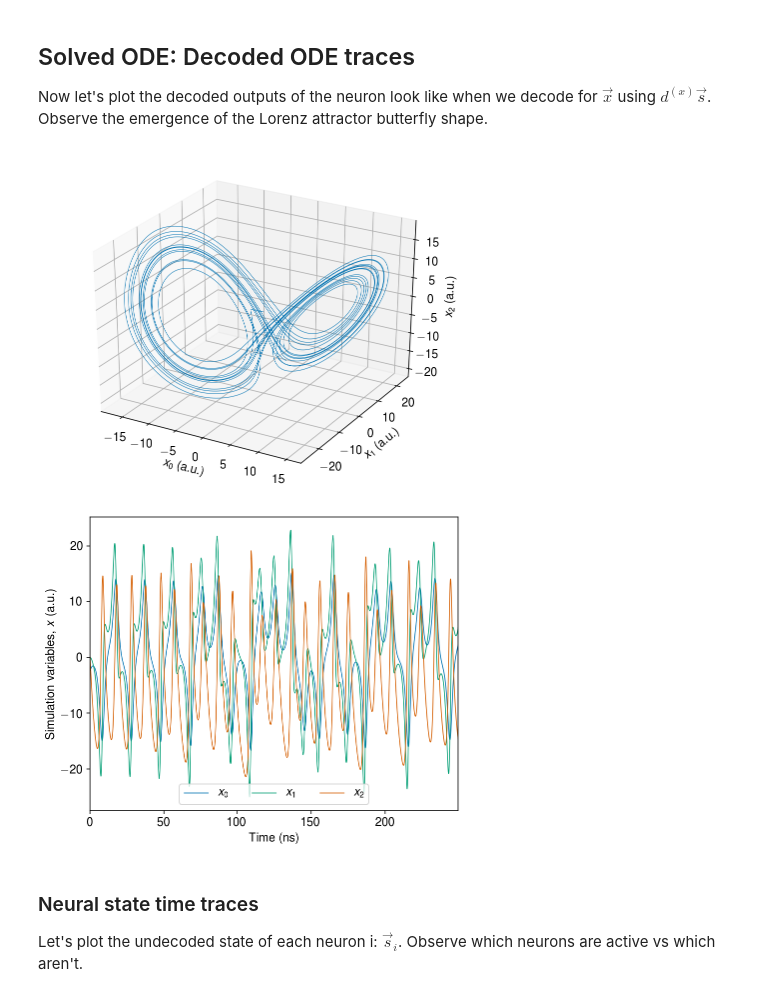
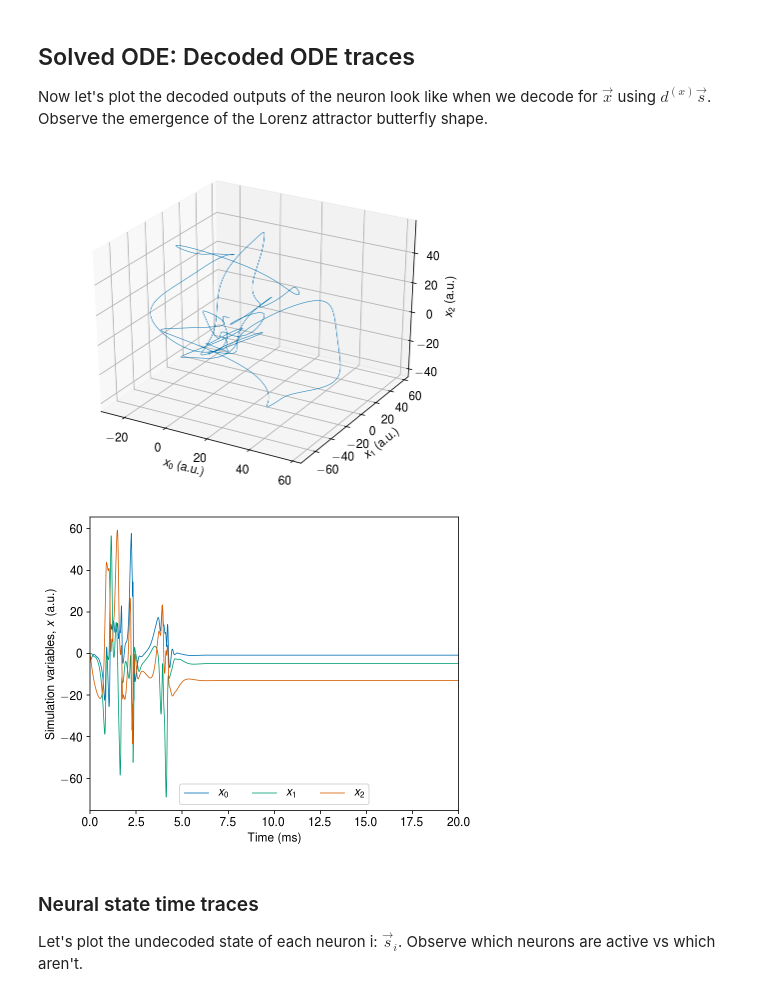
Before and after one commit to atait/nengo, a Jupyter notebook: examples/lightwave_stuff/Neuromorphic Silicon Photonics.ipynb, the cells around one changed output. Drawn from its saved outputs; the diff is of its cells as text; code cells hidden in the pictures.

```diff
--- a/examples/lightwave_stuff/Neuromorphic Silicon Photonics.ipynb
+++ b/examples/lightwave_stuff/Neuromorphic Silicon Photonics.ipynb
@@ -214,6 +214,7 @@ delayTime = .048 #0.061 # feedback delay in ps
 # The coefficient gamma/delayTime determines the stability
 # In paper, coefficient was 65 (spurious), 104 (inaccurate), 260 (looks good)
 gamma = 260 * delayTime
+tau = gamma
 
 dt = gamma / 2000 # make sure time step is less than virtual time
 dt = min(dt, tau / 100) # make sure time step is less than tau
@@ -222,7 +223,7 @@ dt = min(dt, delayTime/10) # make sure it's less than delay
 # the ODE to emulate
 # The default values for sigma, beta and rho originally used by Lorenz.
 # Cf. https://en.wikipedia.org/wiki/Lorenz_system#Analysis
-sigma = 6.5
+sigma = 10
 beta = 8.0/3
 rho = 28
 def feedback(x):
@@ -402,36 +403,36 @@ for xlabel_i in ax.get_xticklabels():
 for ylabel_i in ax.get_yticklabels():
     ylabel_i.set_fontsize(12.0)
 for zlabel_i in ax.get_zticklabels():
     zlabel_i.set_fontsize(12.0)
 
 plt.tight_layout()
 if saving:
     pp.savefig()
     pp.close()
     pp = PdfPages('lorenz_time_traces.pdf')
 fig = plt.figure(1, figsize=(6,4.8), dpi=72)
 for variable, label in zip(sim.data[variable_probe].T, ['$x_0$', '$x_1$', '$x_2$']):
     plt.plot(sim.trange(), variable, label=label, linewidth = 0.8)
 # for dvar in sim.data[delay_probe].T:
 #     plt.plot(sim.trange(), dvar)
 ax = plt.gca()
 plt.legend(bbox_to_anchor=(0., .02, 1., .102), loc='lower center',
            ncol=3, borderaxespad=0., fontsize=12)
-plt.xlabel('Time (ns)', fontsize=12)
+plt.xlabel('Time (ms)', fontsize=12)
 plt.ylabel('Simulation variables, $x$ (a.u.)', fontsize=12)
 for xlabel_i in ax.get_xticklabels():
     xlabel_i.set_fontsize(12.0)
 for ylabel_i in ax.get_yticklabels():
     ylabel_i.set_fontsize(12.0)
 plt.tight_layout()
 plt.xlim((0,max(sim.trange())))
 # plt.ylim(15*np.array([-1,1]))
 if saving:
     pp.savefig()
     pp.close()
 # %% [output]
-[figure, old version]
+[figure, new version]
-[figure, old version]
+[figure, new version]
 # %% [markdown]
 ### Neural state time traces
 
```
Also changed, not shown: parts of 3 cells of this notebook.
